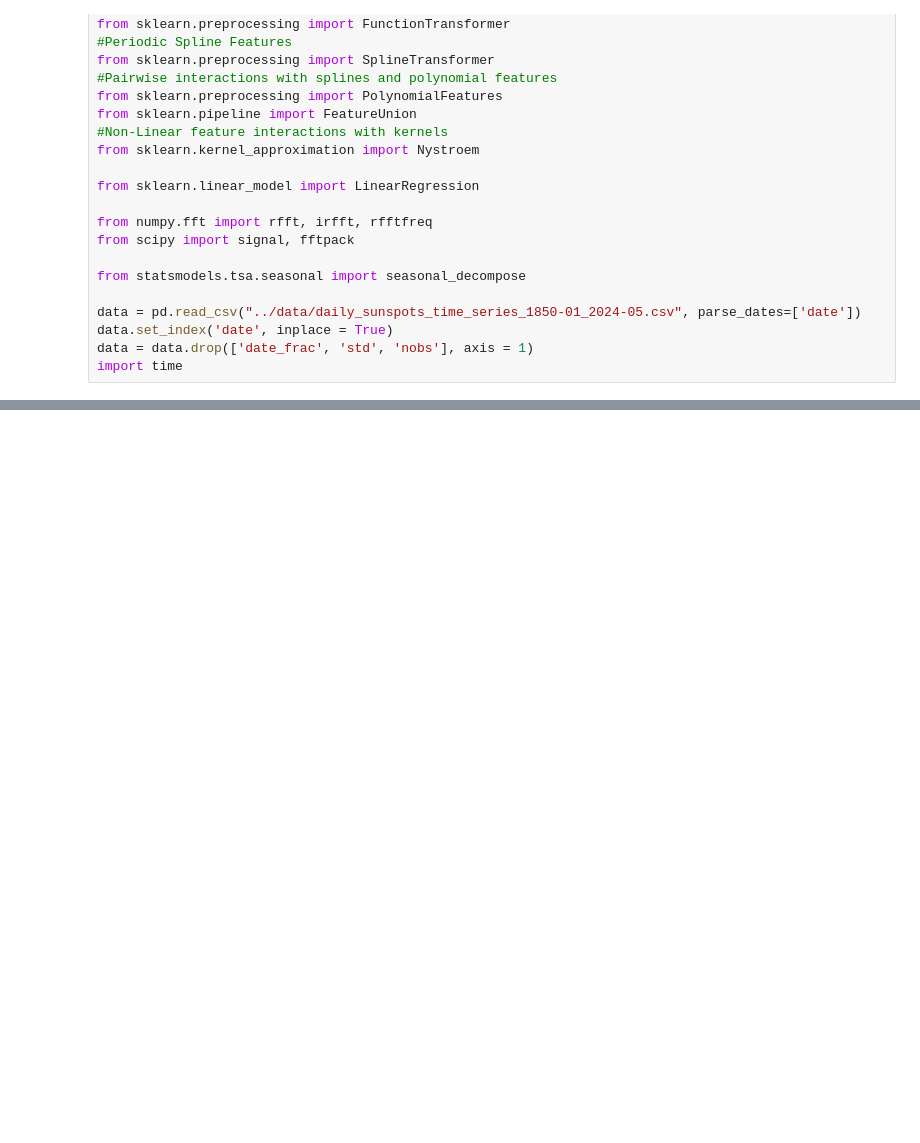
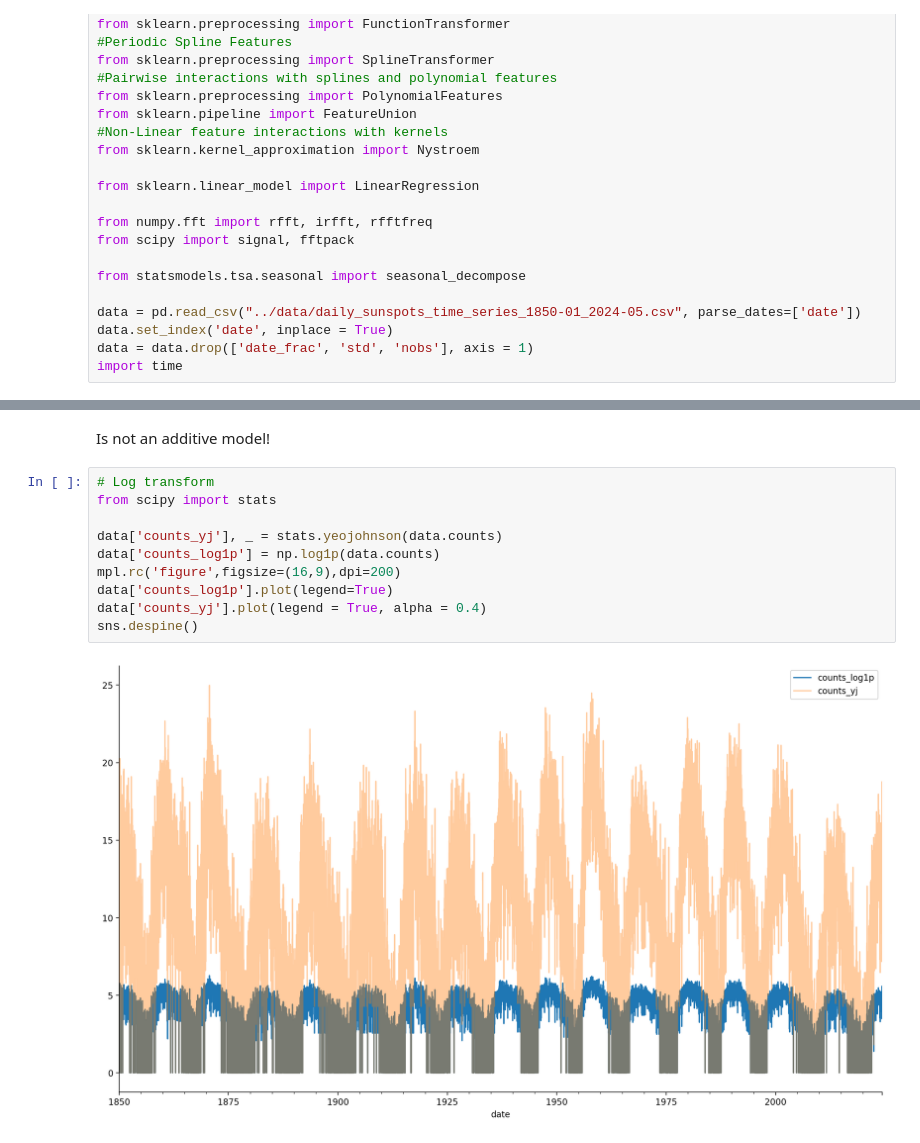
Before and after one commit to dharmateja-masetty/ConvolutionalTimeTravellers, a Jupyter notebook: notebooks/TS_clean.ipynb, the cells around one changed output, grey strips where cells are left out. Saved outputs shown, nothing was run; the diff lists cells and outputs as text; blank space fills up the shorter version.

```diff
--- a/notebooks/TS_clean.ipynb
+++ b/notebooks/TS_clean.ipynb
@@ -45,0 +104,14 @@ import time
+# %% [markdown]
+Is not an additive model!
+# %%
+# Log transform
+from scipy import stats
+
+data['counts_yj'], _ = stats.yeojohnson(data.counts)
+data['counts_log1p'] = np.log1p(data.counts)
+mpl.rc('figure',figsize=(16,9),dpi=200)
+data['counts_log1p'].plot(legend=True)
+data['counts_yj'].plot(legend = True, alpha = 0.4)
+sns.despine()
+# %% [output]
+[figure, added]
```
Also changed, not shown: parts of 13 cells of this notebook.
